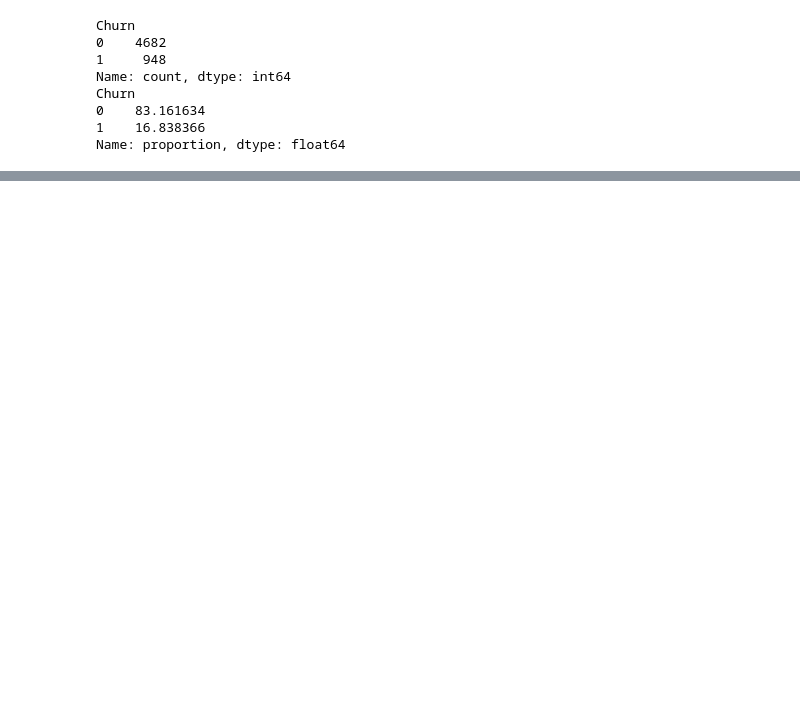
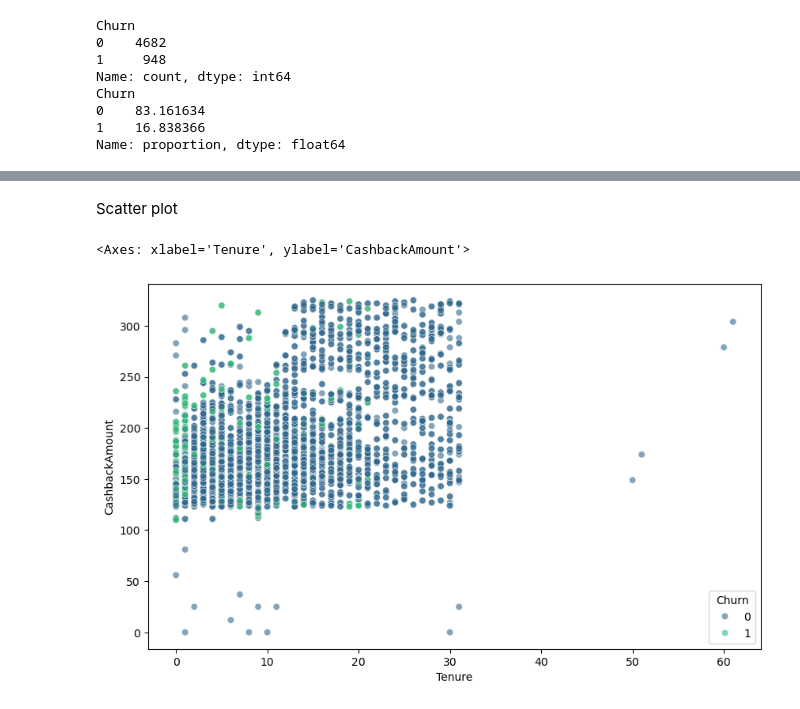
Before and after one commit to NgocPhuongThaoLe/Mini-project-1-EDA, a Jupyter notebook: 2. notebooks/churn_analysis.ipynb, the cells around one changed output, grey strips where cells are left out. Saved outputs shown, nothing was run; the diff lists cells and outputs as text; code cells hidden in the pictures; blank space fills up the shorter version.

```diff
--- a/2. notebooks/churn_analysis.ipynb
+++ b/2. notebooks/churn_analysis.ipynb
@@ -161,0 +280,16 @@ for col in cat_cols:
+# %% [markdown]
+Scatter plot
+# %%
+# Relationship between Tenure and CashbackAmount, colored by Churn
+plt.figure(figsize=(10, 6))
+sns.scatterplot(
+    data=df_churn_predictions,
+    x='Tenure',
+    y='CashbackAmount',
+    hue='Churn',
+    palette='viridis',
+    alpha=0.6
+)
+# %% [output]
+<Axes: xlabel='Tenure', ylabel='CashbackAmount'>
+[figure, added]
```
Also changed, not shown: parts of 29 cells of this notebook, 2 other files.
